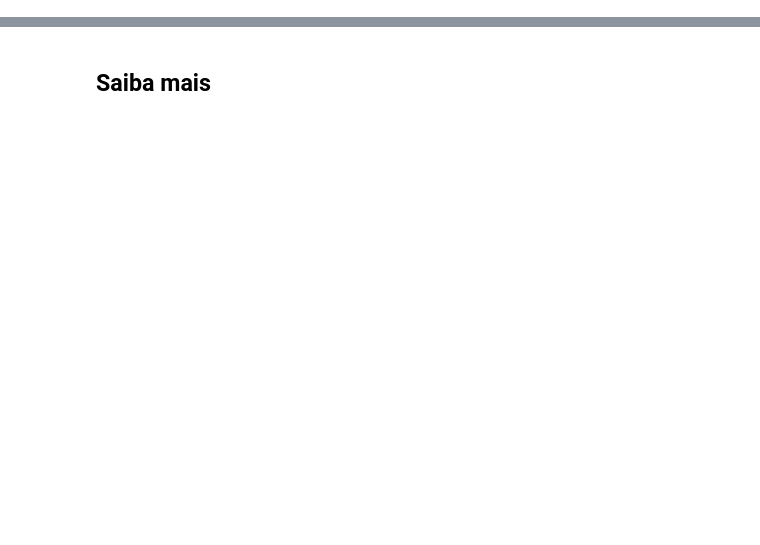
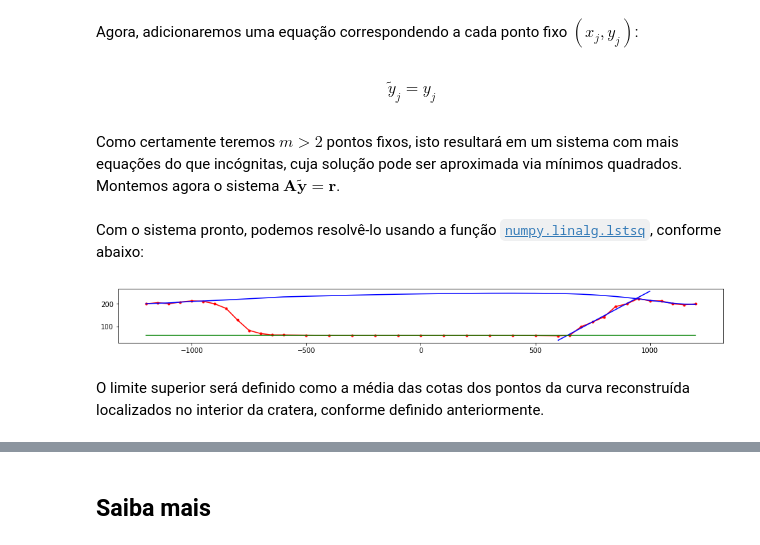
Before and after one commit to vicentehelano/teaching, a Jupyter notebook: ufca/calculo-numerico/2019-2/atividade-pratica-06/atividade-pratica-06.ipynb, the cells around one changed output, grey strips where cells are left out. Drawn from its saved outputs; the diff is of its cells as text; code cells hidden in the pictures; blank space fills up the shorter version.

```diff
--- a/ufca/calculo-numerico/2019-2/atividade-pratica-06/atividade-pratica-06.ipynb
+++ b/ufca/calculo-numerico/2019-2/atividade-pratica-06/atividade-pratica-06.ipynb
@@ -14,0 +146,8 @@ Os detalhes do edital são apresentados a seguir.</p>
+# %% [markdown]
+Agora, adicionaremos uma equação correspondendo a cada ponto fixo $(x_j,y_j)$:
+# %% [markdown]
+\begin{equation}
+\tilde{y}_j = y_j
+\end{equation}
+# %% [markdown]
+Como certamente teremos $m > 2$ pontos fixos, isto resultará em um sistema com mais equações do que incógnitas, cuja solução pode ser aproximada via mínimos quadrados. Montemos agora o sistema $\mathbf{A}\tilde{\mathbf{y}} = \mathbf{r}$.
@@ -14,0 +162,12 @@ Os detalhes do edital são apresentados a seguir.</p>
+# %% [markdown]
+Com o sistema pronto, podemos resolvê-lo usando a função  [`numpy.linalg.lstsq`](https://docs.scipy.org/doc/numpy/reference/generated/numpy.linalg.lstsq.html), conforme abaixo:
+# %%
+sol = np.linalg.lstsq(A,r,rcond=None)[0]
+yt = np.zeros(y0.shape)
+np.copyto(yt,sol)
+ax2.plot(x0, yt, color='b')
+fig2
+# %% [output]
+[figure, added]
+# %% [markdown]
+O limite superior será definido como a média das cotas dos pontos da curva reconstruída localizados no interior da cratera, conforme definido anteriormente.
```
Also changed, not shown: parts of 39 cells of this notebook, 7 other files.
